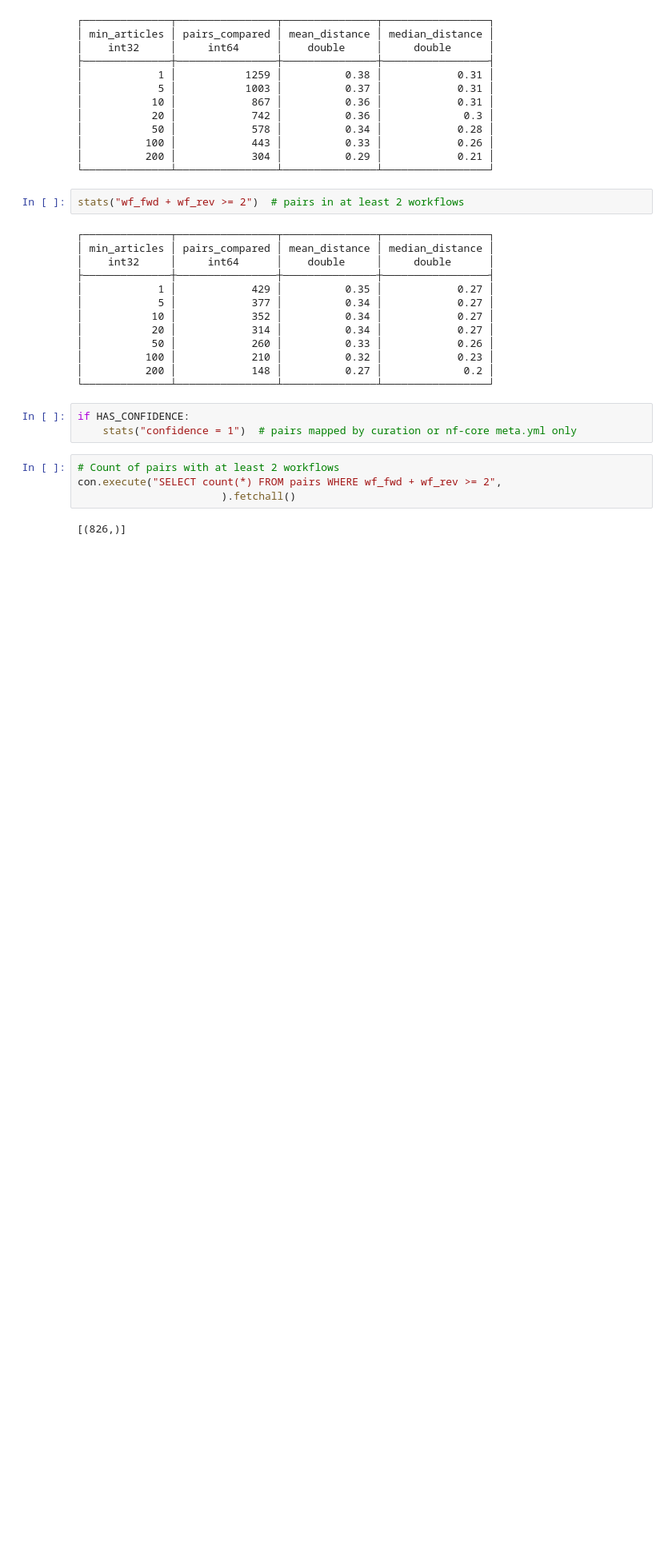
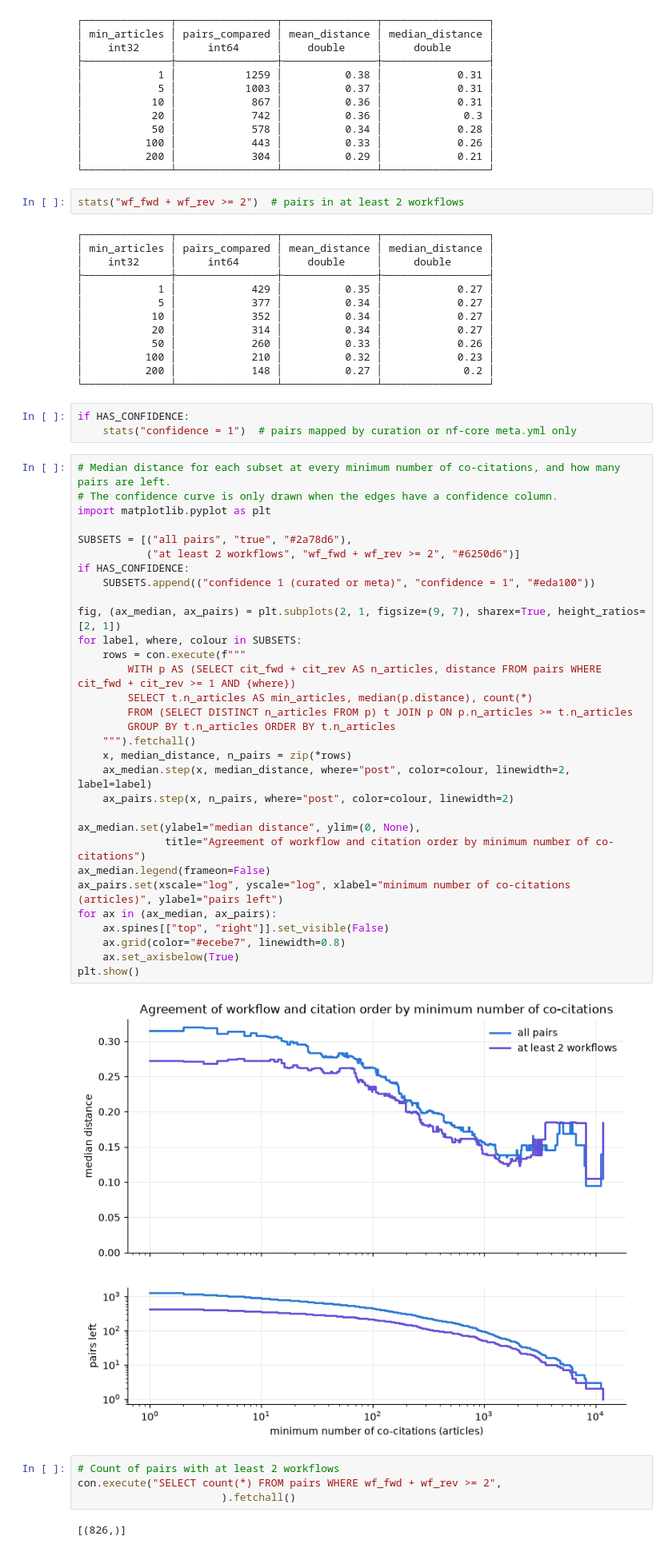
Before and after one commit to YojanaGadiya/BH2026-InSoLiTo, a Jupyter notebook: directed-graph/workflowhub/compare_citation_edges_nextflow.ipynb, the cells around one changed output. Shown at 80% size. Cells and saved outputs as stored; diff of their text form; blank space fills up the shorter version.

```diff
--- a/directed-graph/workflowhub/compare_citation_edges_nextflow.ipynb
+++ b/directed-graph/workflowhub/compare_citation_edges_nextflow.ipynb
@@ -135,6 +135,39 @@ stats("wf_fwd + wf_rev >= 2")  # pairs in at least 2 workflows
 # %%
 if HAS_CONFIDENCE:
     stats("confidence = 1")  # pairs mapped by curation or nf-core meta.yml only
+# %%
+# Median distance for each subset at every minimum number of co-citations, and how many pairs are left.
+# The confidence curve is only drawn when the edges have a confidence column.
+import matplotlib.pyplot as plt
+
+SUBSETS = [("all pairs", "true", "#2a78d6"),
+           ("at least 2 workflows", "wf_fwd + wf_rev >= 2", "#6250d6")]
+if HAS_CONFIDENCE:
+    SUBSETS.append(("confidence 1 (curated or meta)", "confidence = 1", "#eda100"))
+
+fig, (ax_median, ax_pairs) = plt.subplots(2, 1, figsize=(9, 7), sharex=True, height_ratios=[2, 1])
+for label, where, colour in SUBSETS:
+    rows = con.execute(f"""
+        WITH p AS (SELECT cit_fwd + cit_rev AS n_articles, distance FROM pairs WHERE cit_fwd + cit_rev >= 1 AND {where})
+        SELECT t.n_articles AS min_articles, median(p.distance), count(*)
+        FROM (SELECT DISTINCT n_articles FROM p) t JOIN p ON p.n_articles >= t.n_articles
+        GROUP BY t.n_articles ORDER BY t.n_articles
+    """).fetchall()
+    x, median_distance, n_pairs = zip(*rows)
+    ax_median.step(x, median_distance, where="post", color=colour, linewidth=2, label=label)
+    ax_pairs.step(x, n_pairs, where="post", color=colour, linewidth=2)
+
+ax_median.set(ylabel="median distance", ylim=(0, None),
+              title="Agreement of workflow and citation order by minimum number of co-citations")
+ax_median.legend(frameon=False)
+ax_pairs.set(xscale="log", yscale="log", xlabel="minimum number of co-citations (articles)", ylabel="pairs left")
+for ax in (ax_median, ax_pairs):
+    ax.spines[["top", "right"]].set_visible(False)
+    ax.grid(color="#ecebe7", linewidth=0.8)
+    ax.set_axisbelow(True)
+plt.show()
+# %% [output]
+[figure, added]
 # %%
 # Count of pairs with at least 2 workflows
 con.execute("SELECT count(*) FROM pairs WHERE wf_fwd + wf_rev >= 2",
```
Also changed, not shown: parts of 1 cell of this notebook, 2 other files.
